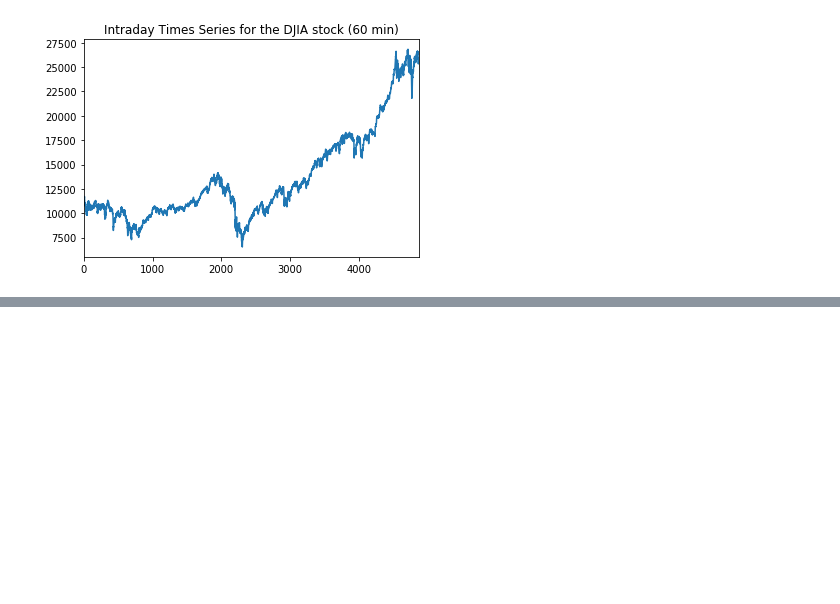
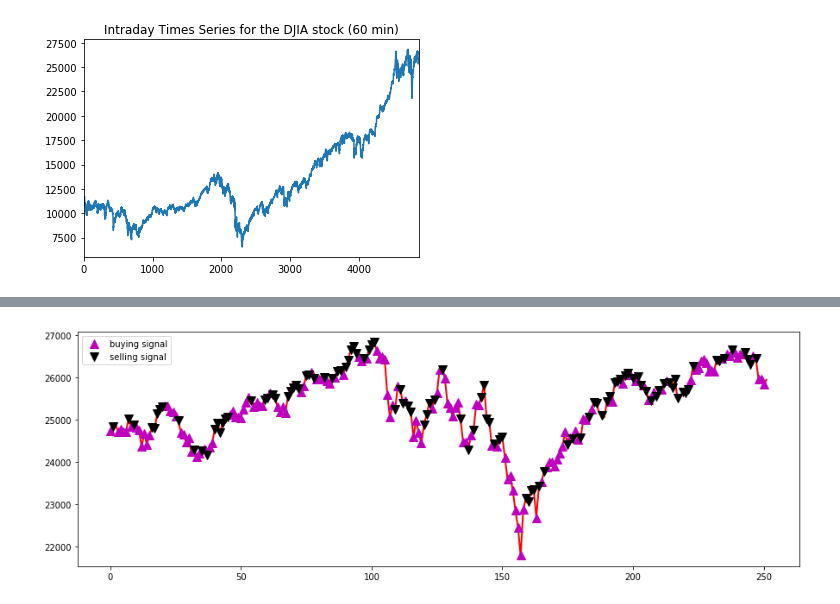
Before and after one commit to augustinechang1/reinforcement-learning-stock-trade, a Jupyter notebook: qlearning.ipynb, the cells around one changed output, grey strips where cells are left out. Cells and saved outputs as stored; diff of their text form; code cells hidden in the pictures; blank space fills up the shorter version.

```diff
--- a/qlearning.ipynb
+++ b/qlearning.ipynb
@@ -89,9 +90,6 @@ plt.title('Intraday Times Series for the DJIA stock (60 min)')
 plt.show()
 # %% [output]
 [figure]
-# %%
-def formatPrice(n):
-	return ("-$" if n < 0 else "$") + "{0:.2f}".format(abs(n))
 # %%
 class Agent:
 	def __init__(self, state_size, is_eval=False, model_name=""):
@@ -107,7 +105,7 @@ class Agent:
 		self.epsilon_min = 0.01
 		self.epsilon_decay = 0.995
 
-		self.model = load_model("models/" + model_name) if is_eval else self._model()
+		self.model = load_model(model_name) if is_eval else self._model()
 
 	def _model(self):
 		model = Sequential()
@@ -147,20 +145,6 @@ class Agent:
 # prints formatted price
 def formatPrice(n):
 	return ("-$" if n < 0 else "$") + "{0:.2f}".format(abs(n))
-
-# returns the vector containing stock data from a fixed file
-def getStockDataVec(key):
-	vec = []
-	lines = open("data/" + key + ".csv", "r").read().splitlines()
-
-	for line in lines[1:]:
-		vec.append(float(line.split(",")[4]))
-
-	return vec
-
-# returns the sigmoid
-def sigmoid(x):
-	return 1 / (1 + math.exp(-x))
 
 # returns an an n-day state representation ending at time t
 def getState(data, t, n):
@@ -168,27 +152,18 @@ def getState(data, t, n):
 	block = data[d:t + 1] if d >= 0 else -d * [data[0]] + data[0:t + 1] # pad with t0
 	res = []
 	for i in range(n - 1):
-		res.append(sigmoid(block[i + 1] - block[i]))
+		res.append(block[i + 1] - block[i])
 
 	return np.array([res])
 # %%
-# from agent.agent import Agent
-# from functions import *
-import sys
-
-# if len(sys.argv) != 4:
-# 	print ("Usage: python train.py [stock] [window] [episodes]")
-# 	exit()
 data = stock.Close.values.tolist()
 initial_money = 10000
 window_size = 30
 skip = 1
 batch_size = 32
-episode_count = 200
-# stock_name, window_size, episode_count = sys.argv[1], int(sys.argv[2]), int(sys.argv[3])
+episode_count = 1
 
 agent = Agent(window_size)
-# data = getStockDataVec(stock_name)
 l = len(data) - 1
 batch_size = 32
 
@@ -229,5 +204,5 @@ for e in range(episode_count + 1):
 			agent.expReplay(batch_size)
 
 	if e % 10 == 0:
-		agent.model.save("models/model_ep" + str(e))
+		agent.model.save("model_ep" + str(e))
 # %% [output]
@@ -251,0 +288,10 @@ OverflowError: ignored
+# %%
+fig = plt.figure(figsize = (15,5))
+plt.plot(data, color='r', lw=2.)
+plt.plot(data, '^', markersize=10, color='m', label = 'buying signal', markevery = states_buy)
+plt.plot(data, 'v', markersize=10, color='k', label = 'selling signal', markevery = states_sell)
+# plt.title('total gains %f, total investment %f%%'%(total_gains, invest))
+plt.legend()
+plt.show()
+# %% [output]
+[figure, added]
```
Also changed, not shown: parts of 3 cells of this notebook.
